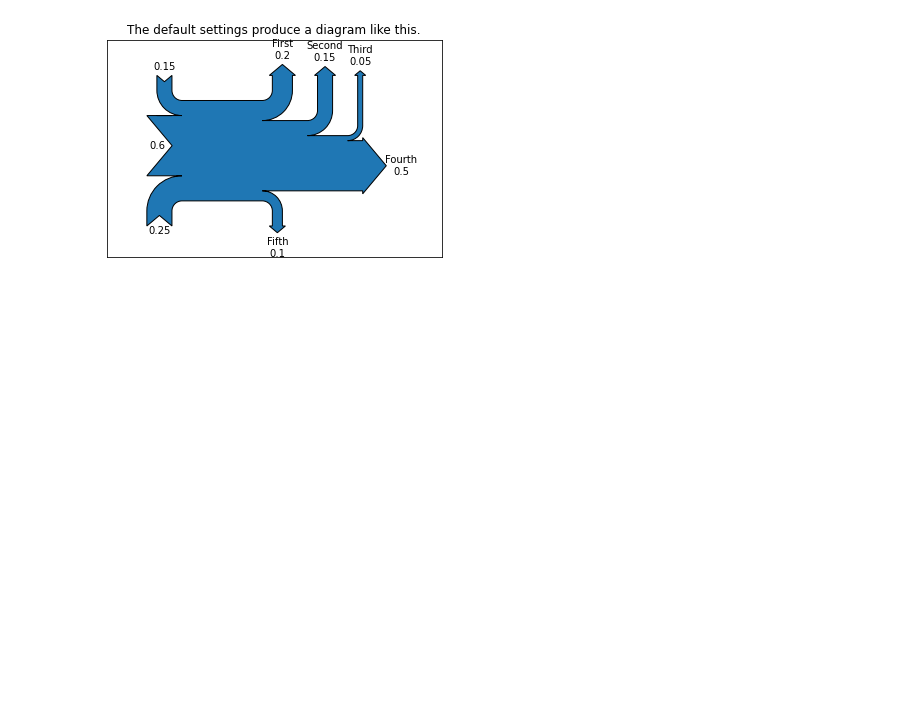
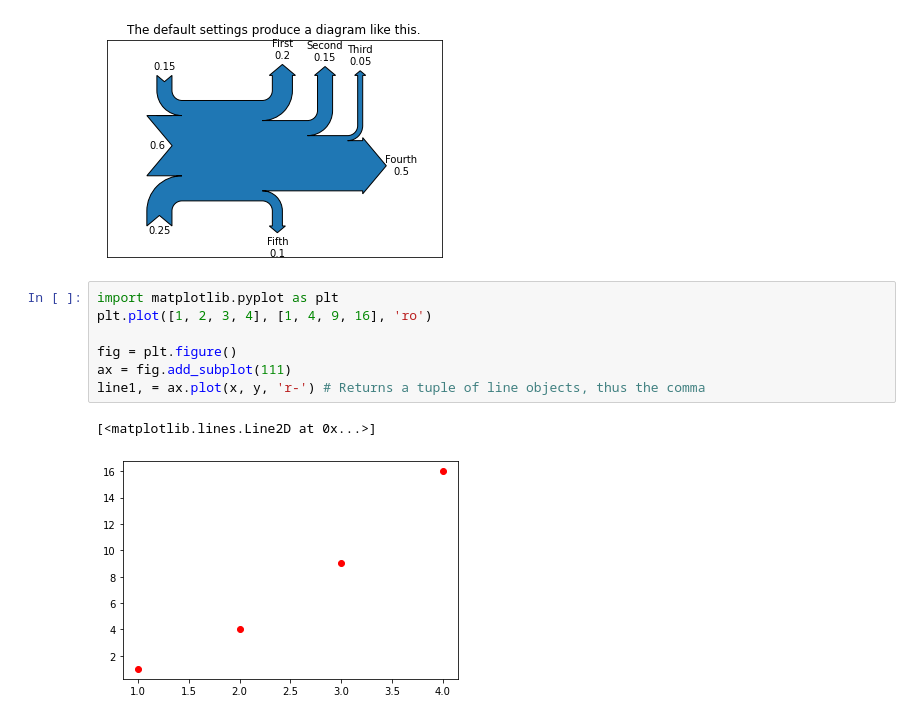
Before and after one commit to mt7180/python_selfstudy_notebooks, a Jupyter notebook: 3_Modules_matplotlib.ipynb, the cells around one changed output. Cells and saved outputs as stored; diff of their text form; blank space fills up the shorter version.

```diff
--- a/3_Modules_matplotlib.ipynb
+++ b/3_Modules_matplotlib.ipynb
@@ -199,3 +199,13 @@ plt.title("The default settings produce a diagram like this.")
 # %% [output]
 Text(0.5, 1.0, 'The default settings produce a diagram like this.')
 [figure]
+# %%
+import matplotlib.pyplot as plt
+plt.plot([1, 2, 3, 4], [1, 4, 9, 16], 'ro')
+
+fig = plt.figure()
+ax = fig.add_subplot(111)
+line1, = ax.plot(x, y, 'r-') # Returns a tuple of line objects, thus the comma
+# %% [output]
+[<matplotlib.lines.Line2D at 0x...>]
+[figure, added]
```
Also changed, not shown: parts of 1 cell of this notebook, 3 other files.
